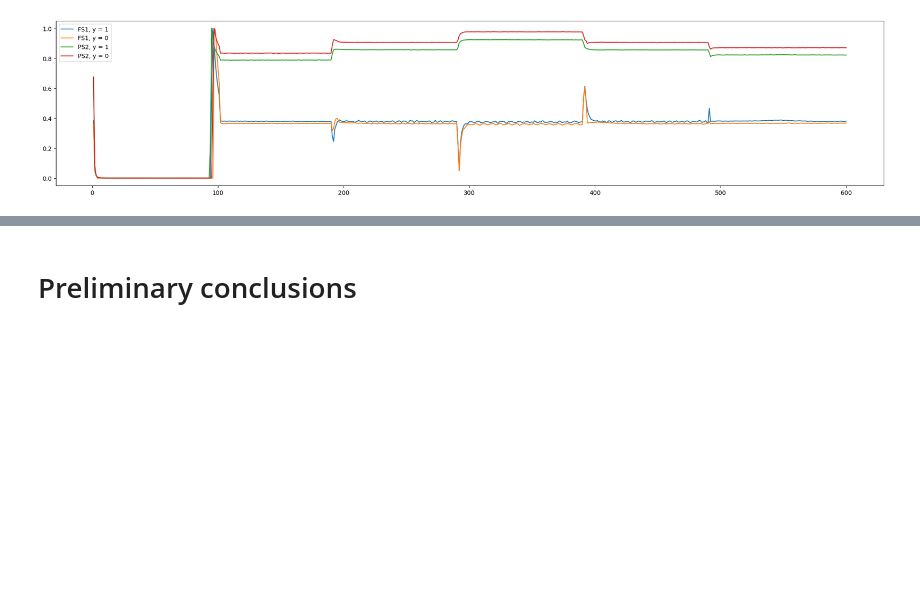
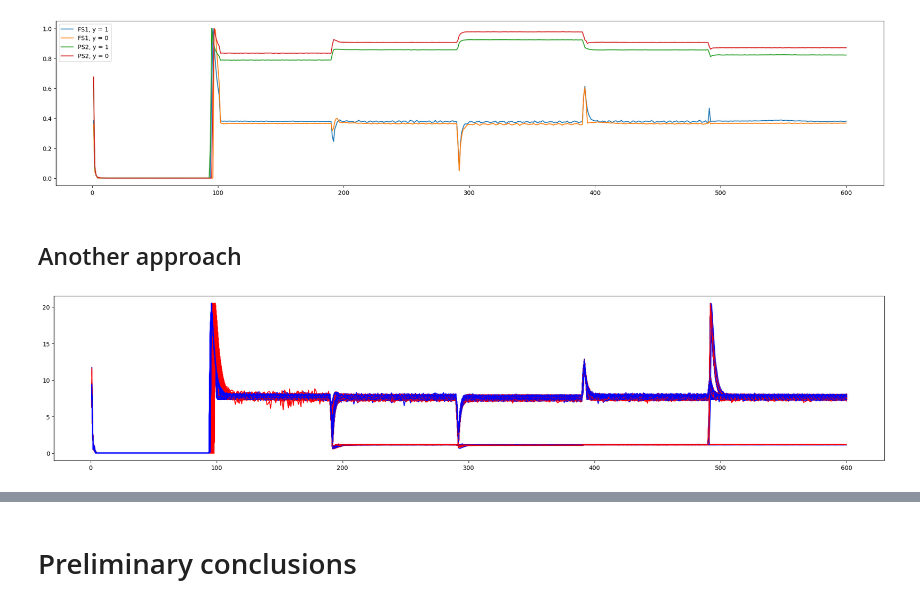
Before and after one commit to vcerchez/optimal-hydraulic, a Jupyter notebook: eda.ipynb, the cells around one changed output, grey strips where cells are left out. Saved outputs shown, nothing was run; the diff lists cells and outputs as text; code cells hidden in the pictures; blank space fills up the shorter version.

```diff
--- a/eda.ipynb
+++ b/eda.ipynb
@@ -171,3 +171,12 @@ plt.legend()
 plt.show()
 # %% [output]
 [figure]
+# %% [markdown]
+## Another approach
+# %%
+fig, ax = plt.subplots(figsize=(25, 5))
+for i, s in FS1.iterrows():
+    c = 'r' if y[i] == 0 else 'b'
+    ax.plot(s, c=c)
+# %% [output]
+[figure, added]
```
Also changed, not shown: parts of 4 cells of this notebook.
